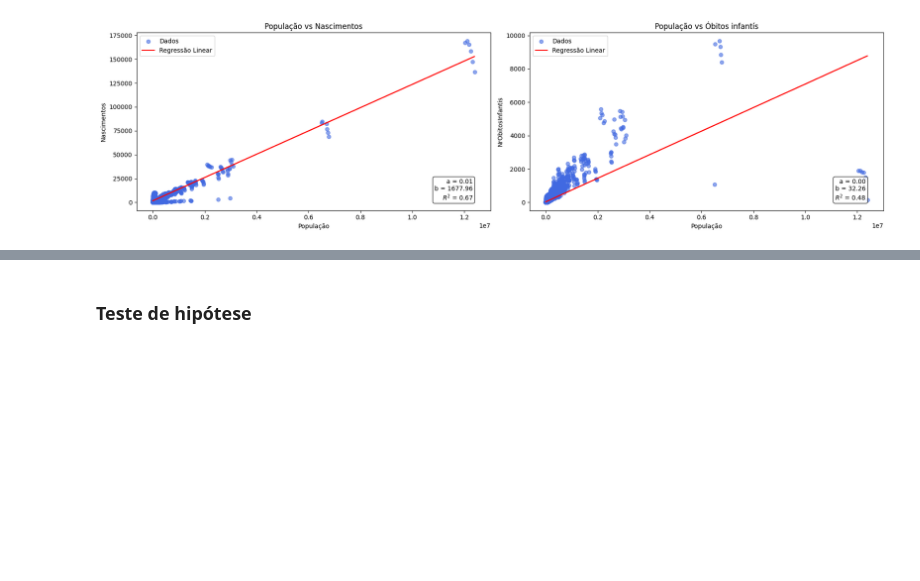
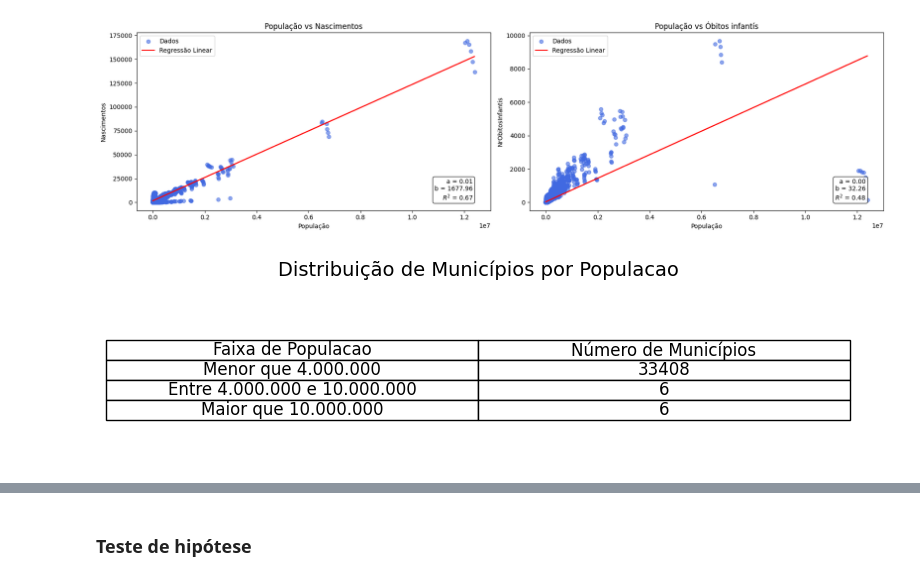
Before and after one commit to anaC-Fernandes/ProjetoDados, a Jupyter notebook: Notebooks/Dataset_Economia.ipynb, the cells around one changed output, grey strips where cells are left out. Saved outputs shown, nothing was run; the diff lists cells and outputs as text; code cells hidden in the pictures; blank space fills up the shorter version.

```diff
--- a/Notebooks/Dataset_Economia.ipynb
+++ b/Notebooks/Dataset_Economia.ipynb
@@ -494,4 +506,46 @@ plt.tight_layout()
 plt.show()
 # %% [output]
 [figure]
+# %%
+df_filtrado = df[['Populacao']].copy()
+df_filtrado['Populacao'] = pd.to_numeric(df_filtrado['Populacao'], errors='coerce')
+df_filtrado = df_filtrado.dropna().astype(int)
+
+menor_150k = df_filtrado[df_filtrado['Populacao'] < 4000000].shape[0]
+entre_150k_300k = df_filtrado[(df_filtrado['Populacao'] >=4000000) & (df_filtrado['Populacao'] <= 10000000)].shape[0]
+maior_300k = df_filtrado[df_filtrado['Populacao'] > 10000000].shape[0]
+
+tabela_empresas = pd.DataFrame({
+    'Faixa de Populacao': [
+        'Menor que 4.000.000',
+        'Entre 4.000.000 e 10.000.000',
+        'Maior que 10.000.000'
+    ],
+    'Número de Municípios': [
+        menor_150k,
+        entre_150k_300k,
+        maior_300k
+    ]
+})
+
+
+fig, ax = plt.subplots(figsize=(8, 2))
+ax.axis('off')
+
+
+tabela = ax.table(
+    cellText=tabela_empresas.values,
+    colLabels=tabela_empresas.columns,
+    cellLoc='center',
+    loc='center'
+)
+
+tabela.auto_set_font_size(False)
+tabela.set_fontsize(12)
+tabela.scale(1.2, 1.2)
+
+plt.title('Distribuição de Municípios por Populacao', fontsize=14, pad=20)
+plt.show()
+# %% [output]
+[figure, added]
 # %%
```
Also changed, not shown: parts of 42 cells of this notebook.
